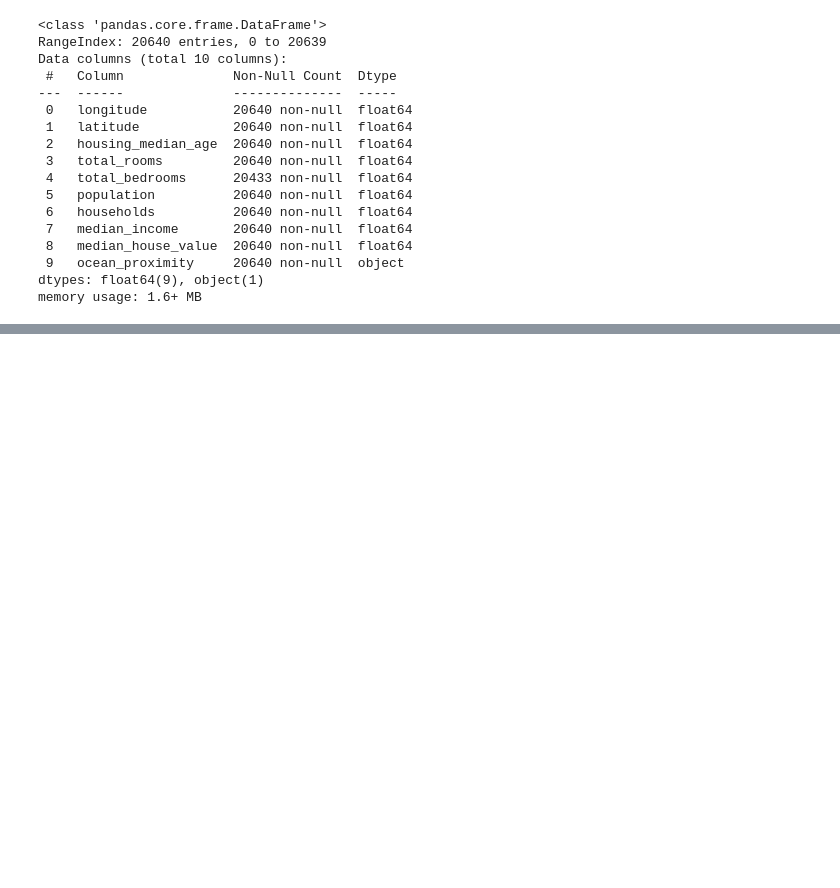
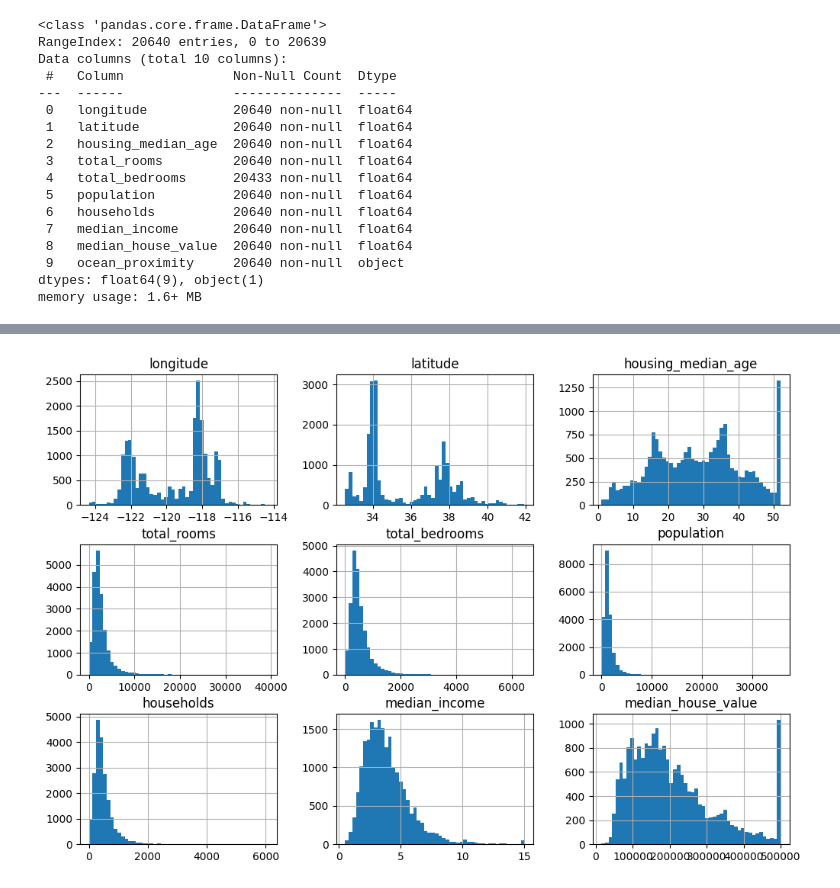
Before and after one commit to karollukawski/California-Housing-Prices, a Jupyter notebook: main.ipynb, the cells around one changed output, grey strips where cells are left out. Cells and saved outputs as stored; diff of their text form; code cells hidden in the pictures; blank space fills up the shorter version.

```diff
--- a/main.ipynb
+++ b/main.ipynb
@@ -39,0 +62,7 @@ memory usage: 1.6+ MB
+# %%
+import matplotlib.pyplot as plt
+
+housing.hist(bins=50, figsize=(12,8))
+plt.show()
+# %% [output]
+[figure, added]
```
Also changed, not shown: parts of 2 cells of this notebook.
